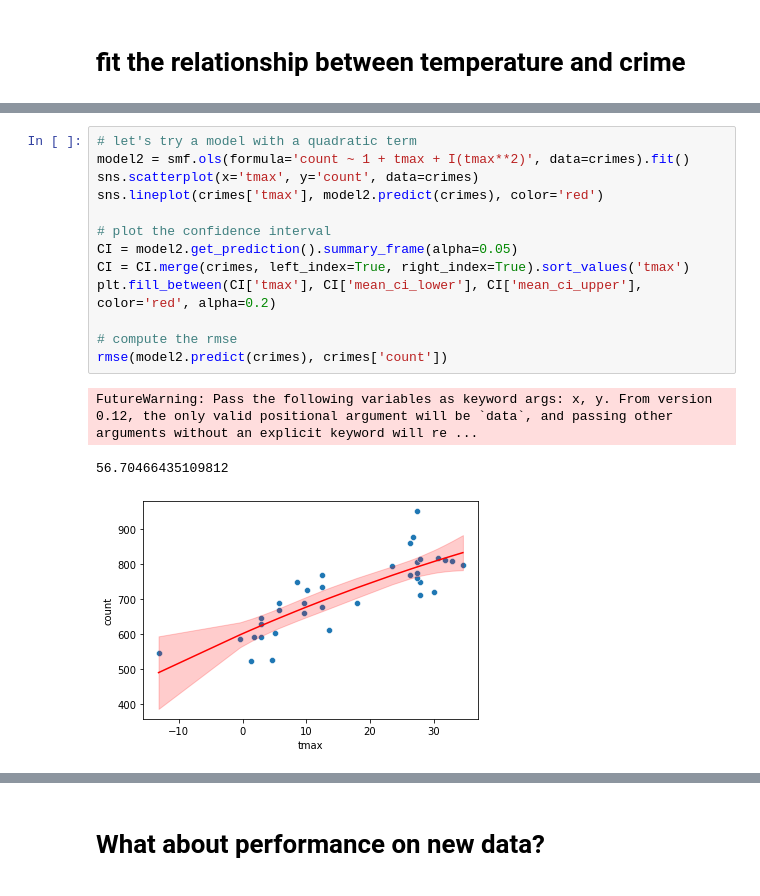
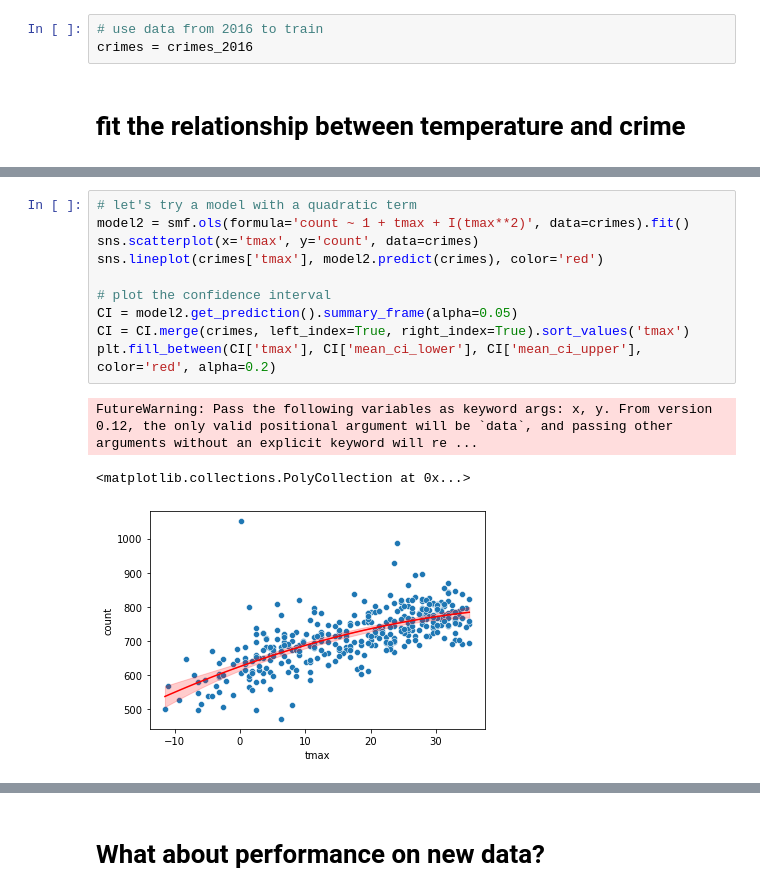
Before and after one commit to stanford-mse-125/demos, a Jupyter notebook: crime.ipynb, the cells around one changed output, grey strips where cells are left out. Saved outputs shown, nothing was run; the diff lists cells and outputs as text.

```diff
--- a/crime.ipynb
+++ b/crime.ipynb
@@ -193,3 +185,6 @@ crimes = crimes_2018
+# %%
+# use data from 2016 to train
+crimes = crimes_2016
 # %% [markdown]
 # fit the relationship between temperature and crime
 # %%
@@ -223,20 +209,17 @@ rmse(model1.predict(crimes), crimes['count'])
 # %%
 # let's try a model with a quadratic term
 model2 = smf.ols(formula='count ~ 1 + tmax + I(tmax**2)', data=crimes).fit()
 sns.scatterplot(x='tmax', y='count', data=crimes)
 sns.lineplot(crimes['tmax'], model2.predict(crimes), color='red')
 
 # plot the confidence interval
 CI = model2.get_prediction().summary_frame(alpha=0.05)
 CI = CI.merge(crimes, left_index=True, right_index=True).sort_values('tmax')
 plt.fill_between(CI['tmax'], CI['mean_ci_lower'], CI['mean_ci_upper'], color='red', alpha=0.2)
-
-# compute the rmse
-rmse(model2.predict(crimes), crimes['count'])
 # %% [output]
 FutureWarning: Pass the following variables as keyword args: x, y. From version 0.12, the only valid positional argument will be `data`, and passing other arguments without an explicit keyword will re ...
-56.70466435109812
+<matplotlib.collections.PolyCollection at 0x...>
-[figure, old version]
+[figure, new version]
 # %%
 # ...why not keep going?
 model3 = smf.ols(formula='count ~ 1 + tmax + I(tmax**2) + I(tmax**3)', data=crimes).fit()
```
Also changed, not shown: parts of 55 cells of this notebook, 4 other files.
